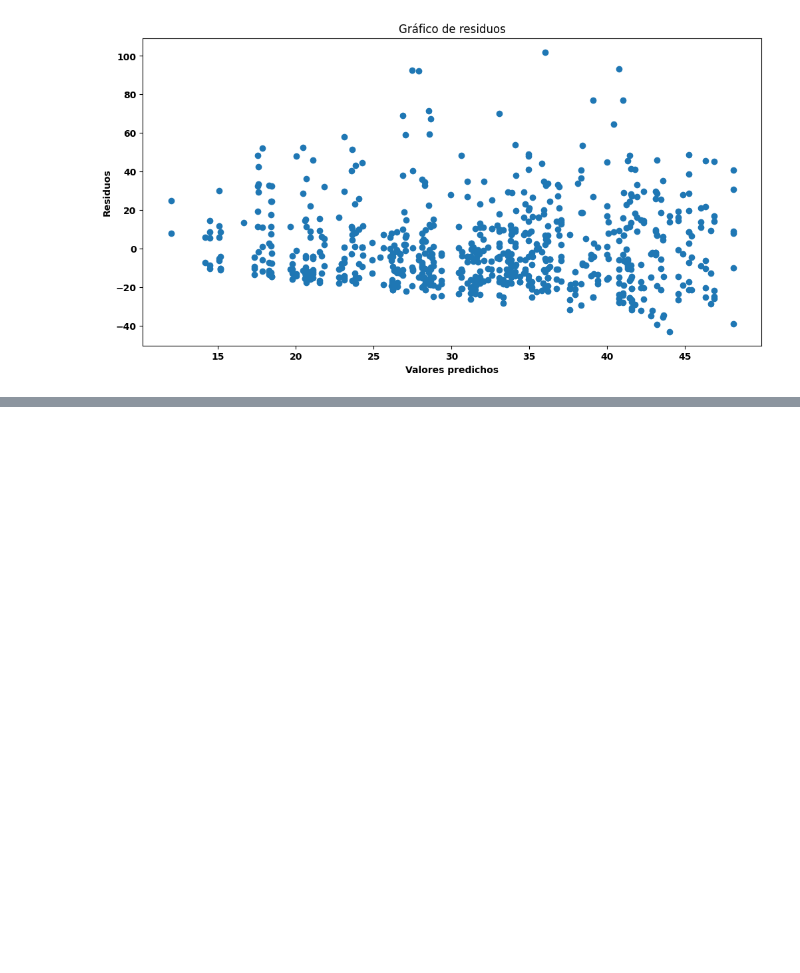
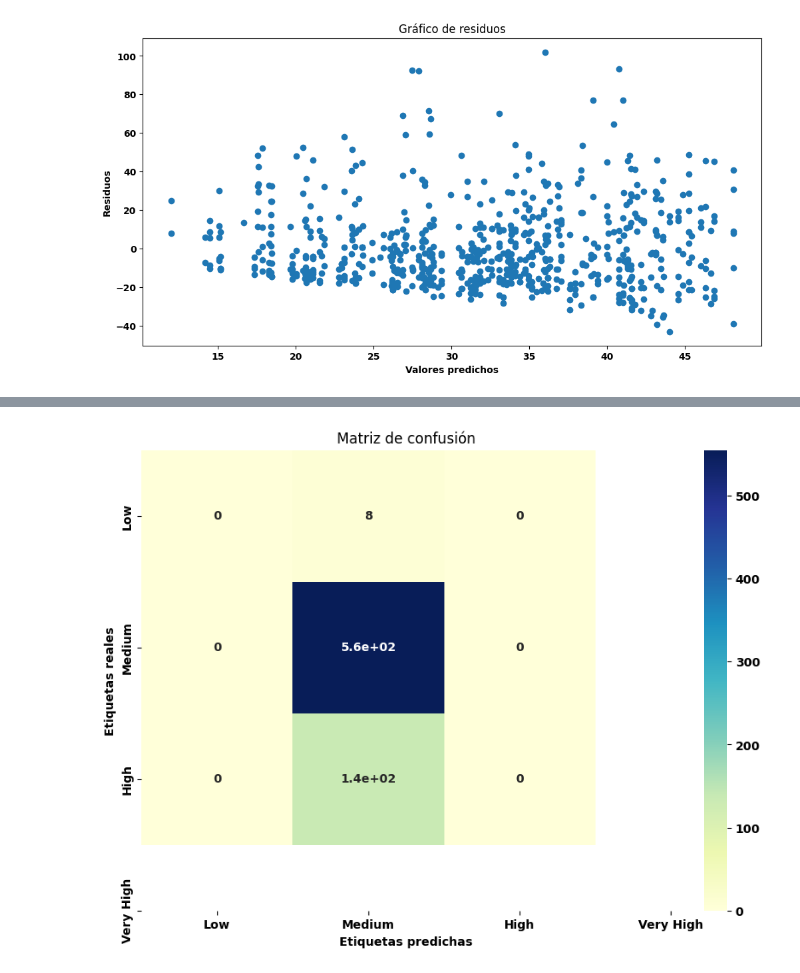
Before and after one commit to Enriquepardo/Fase-2, a Jupyter notebook: Fase_2(C) copy.ipynb, the cells around one changed output, grey strips where cells are left out. Cells and saved outputs as stored; diff of their text form; code cells hidden in the pictures; blank space fills up the shorter version.

```diff
--- a/Fase_2(C) copy.ipynb
+++ b/Fase_2(C) copy.ipynb
@@ -485,0 +515,8 @@ plt.show()
+# %%
+y_categorical = pd.cut(y, bins=[0, 50, 100, 150, 200], labels=['Low', 'Medium', 'High', 'Very High'])
+X_train, X_test, y_train, y_test = train_test_split(X, y_categorical, test_size=0.2, random_state=88)
+
+log_r = LogisticRegression(max_iter=1000, random_state=100)
+log_r.fit(X_train, y_train)
+
+y_pred = log_r.predict(X_test)
@@ -485,0 +532,12 @@ plt.show()
+# %%
+import seaborn as sns
+
+# Visualizar la matriz de confusión
+plt.figure(figsize=(10, 7))
+sns.heatmap(cm, annot=True, cmap="YlGnBu", xticklabels=['Low', 'Medium', 'High', 'Very High'], yticklabels=['Low', 'Medium', 'High', 'Very High'])
+plt.xlabel("Etiquetas predichas")
+plt.ylabel("Etiquetas reales")
+plt.title("Matriz de confusión")
+plt.show()
+# %% [output]
+[figure, added]
```
Also changed, not shown: parts of 5 cells of this notebook.
